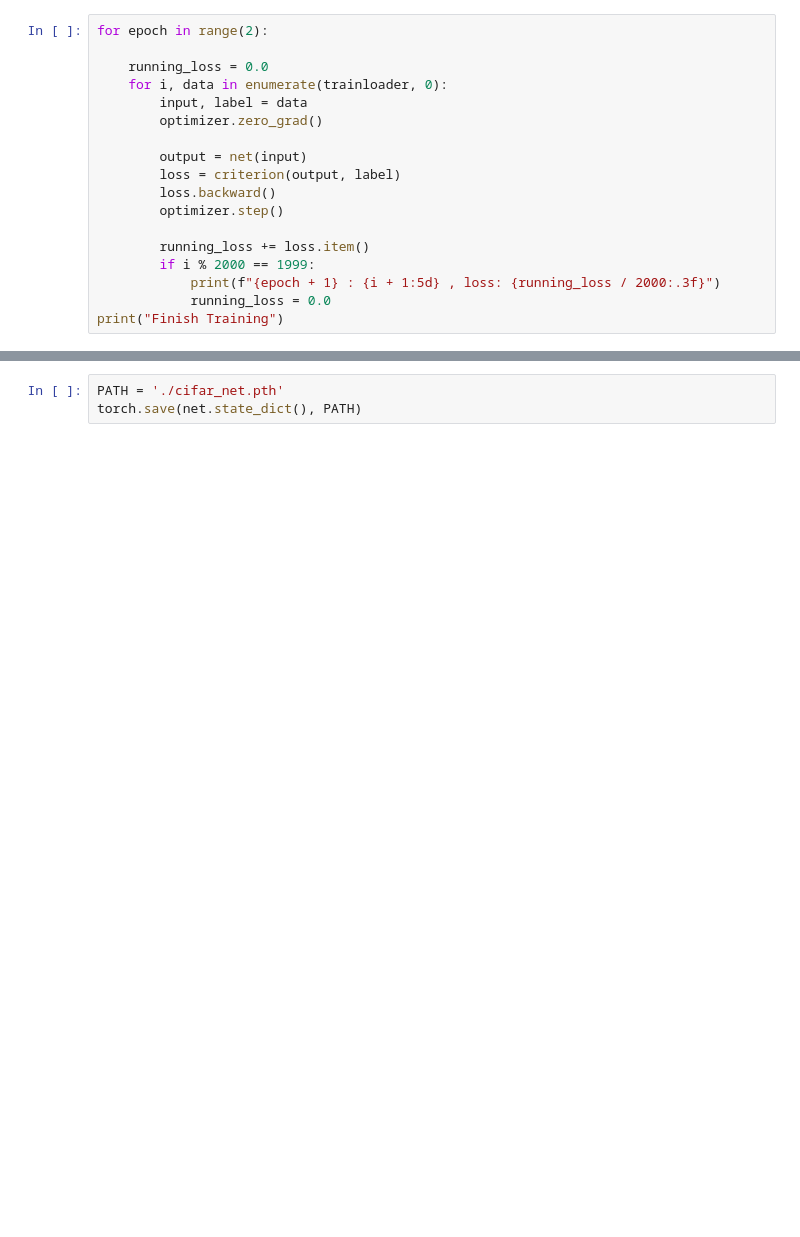
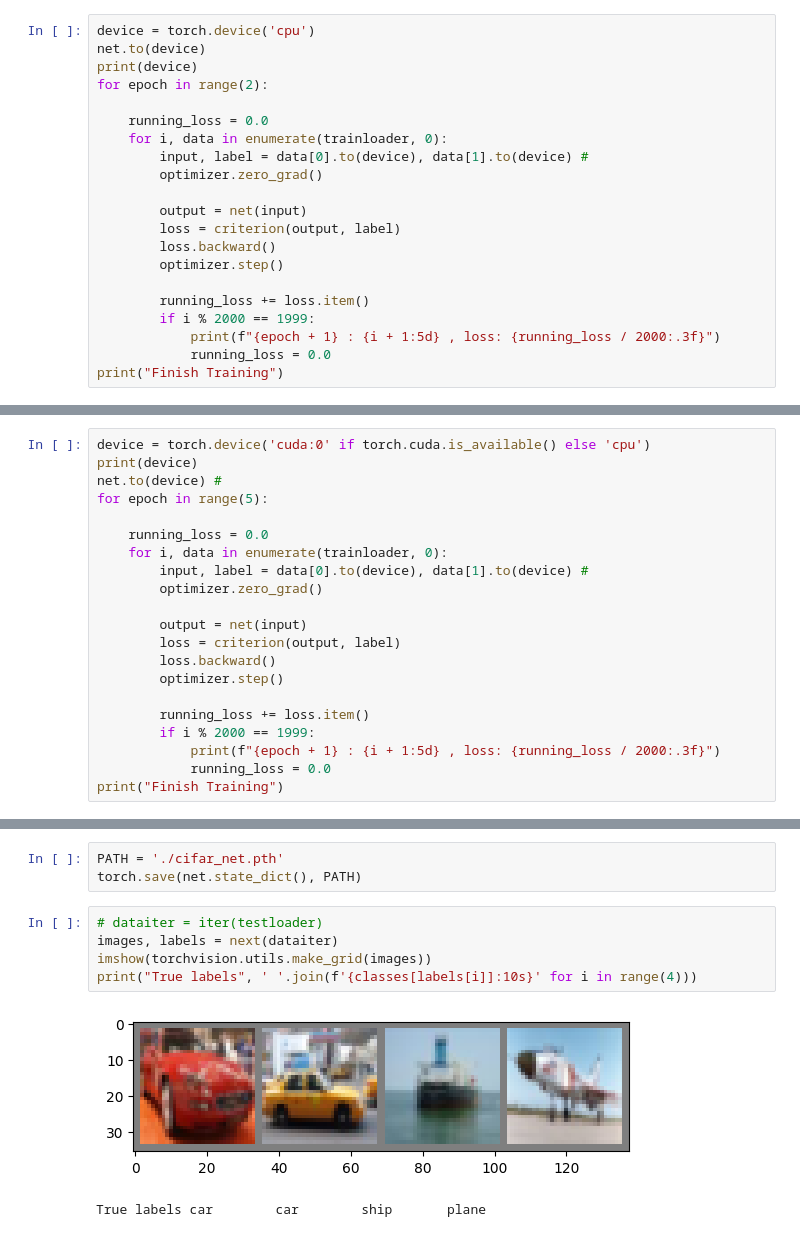
Before and after one commit to Sucrosato/Learning_PyTorch, a Jupyter notebook: TrainingAClassifier.ipynb, the cells around one changed output, grey strips where cells are left out. Cells and saved outputs as stored; diff of their text form; blank space fills up the shorter version.

Commit message:
test & train on GPU

```diff
--- a/TrainingAClassifier.ipynb
+++ b/TrainingAClassifier.ipynb
@@ -69,9 +72,12 @@ optimizer = optim.SGD(net.parameters(), lr=0.001, momentum=0.9)
 # %%
+device = torch.device('cpu')
+net.to(device)
+print(device)
 for epoch in range(2):
 
     running_loss = 0.0
     for i, data in enumerate(trainloader, 0):
-        input, label = data
+        input, label = data[0].to(device), data[1].to(device) #
         optimizer.zero_grad()
 
         output = net(input)
@@ -100 +107,22 @@ print("Finish Training")
 Finish Training
+# %%
+device = torch.device('cuda:0' if torch.cuda.is_available() else 'cpu')
+print(device)
+net.to(device) #
+for epoch in range(5):
+
+    running_loss = 0.0
+    for i, data in enumerate(trainloader, 0):
+        input, label = data[0].to(device), data[1].to(device) #
+        optimizer.zero_grad()
+
+        output = net(input)
+        loss = criterion(output, label)
+        loss.backward()
+        optimizer.step()
+
+        running_loss += loss.item()
+        if i % 2000 == 1999:
+            print(f"{epoch + 1} : {i + 1:5d} , loss: {running_loss / 2000:.3f}")
+            running_loss = 0.0
+print("Finish Training")
@@ -101,3 +147,11 @@ Finish Training
 # %%
 PATH = './cifar_net.pth'
 torch.save(net.state_dict(), PATH)
+# %%
+# dataiter = iter(testloader)
+images, labels = next(dataiter)
+imshow(torchvision.utils.make_grid(images))
+print("True labels", ' '.join(f'{classes[labels[i]]:10s}' for i in range(4)))
+# %% [output]
+[figure, added]
+True labels car        car        ship       plane
```
Also changed, not shown: parts of 9 cells of this notebook, 1 other file.
